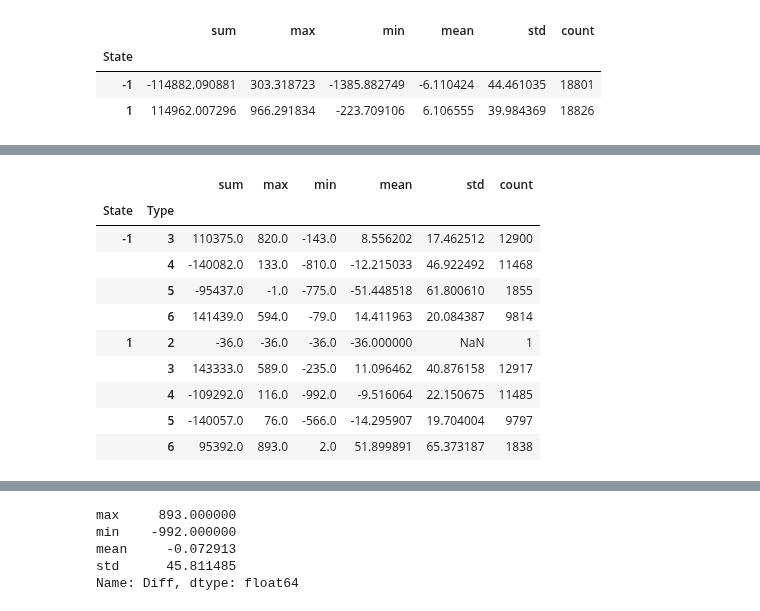
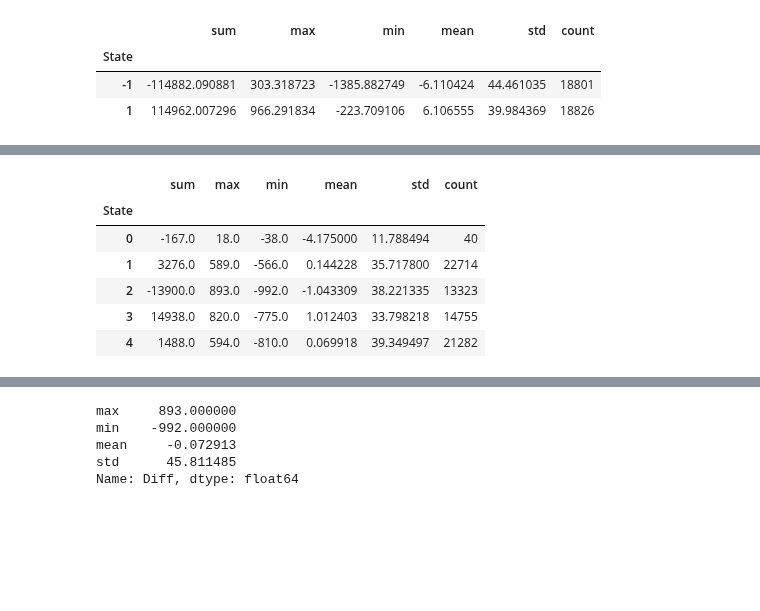
Before and after one commit to che7611/test2, a Jupyter notebook: YD.ipynb, the cells around one changed output, grey strips where cells are left out. Saved outputs shown, nothing was run; the diff lists cells and outputs as text; code cells hidden in the pictures; blank space fills up the shorter version.

Commit message:
MACD_REC

```diff
--- a/YD.ipynb
+++ b/YD.ipynb
@@ -204,18 +225,14 @@ MACD.head(5)
 # %%
 Calc=['sum','max','min','mean','std','count']
 MACD[(MACD.State==1) & (MACD.Day==1)].groupby('Std1')['Diff'].agg(Calc)
 MACD[(MACD.State==-1)].groupby('No')['Diff'].agg(Calc)
 # MACD[(MACD.State==-1) & (MACD.Day==1)].groupby('Std2')['Diff'].agg(Calc)
-MACD.groupby(['State','Type'])['Diff'].agg(Calc)
+MACD.groupby(['State'])['Diff'].agg(Calc)
 # %% [output]
-|  |  | sum | max | min | mean | std | count |
-| State | Type |  |  |  |  |  |  |
-| -1 | 3 | 110375.0 | 820.0 | -143.0 | 8.556202 | 17.462512 | 12900 |
-|  | 4 | -140082.0 | 133.0 | -810.0 | -12.215033 | 46.922492 | 11468 |
-|  | 5 | -95437.0 | -1.0 | -775.0 | -51.448518 | 61.800610 | 1855 |
-|  | 6 | 141439.0 | 594.0 | -79.0 | 14.411963 | 20.084387 | 9814 |
-| 1 | 2 | -36.0 | -36.0 | -36.0 | -36.000000 | NaN | 1 |
-|  | 3 | 143333.0 | 589.0 | -235.0 | 11.096462 | 40.876158 | 12917 |
-|  | 4 | -109292.0 | 116.0 | -992.0 | -9.516064 | 22.150675 | 11485 |
-|  | 5 | -140057.0 | 76.0 | -566.0 | -14.295907 | 19.704004 | 9797 |
-|  | 6 | 95392.0 | 893.0 | 2.0 | 51.899891 | 65.373187 | 1838 |
+|  | sum | max | min | mean | std | count |
+| State |  |  |  |  |  |  |
+| 0 | -167.0 | 18.0 | -38.0 | -4.175000 | 11.788494 | 40 |
+| 1 | 3276.0 | 589.0 | -566.0 | 0.144228 | 35.717800 | 22714 |
+| 2 | -13900.0 | 893.0 | -992.0 | -1.043309 | 38.221335 | 13323 |
+| 3 | 14938.0 | 820.0 | -775.0 | 1.012403 | 33.798218 | 14755 |
+| 4 | 1488.0 | 594.0 | -810.0 | 0.069918 | 39.349497 | 21282 |
```
Also changed, not shown: parts of 5 cells of this notebook.
